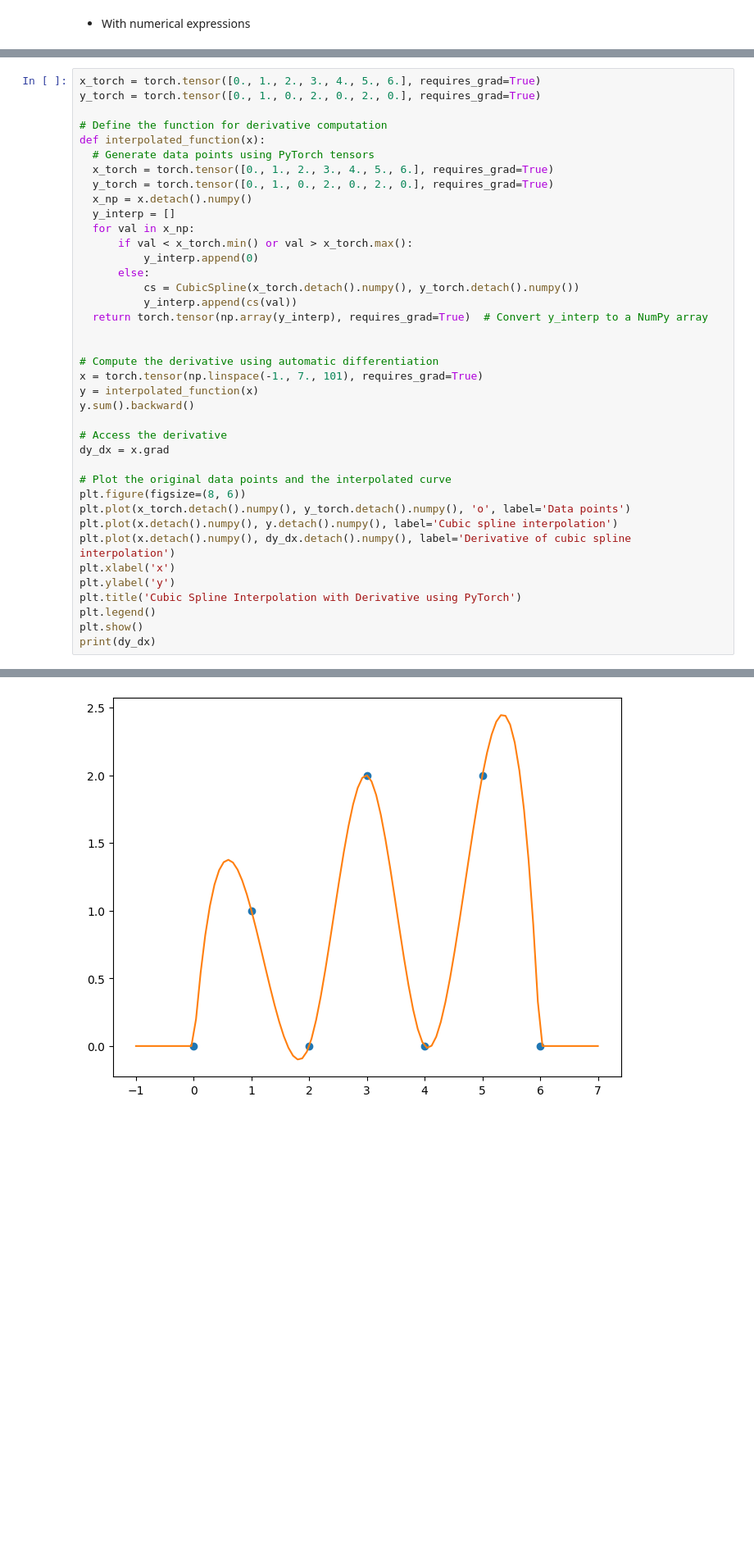
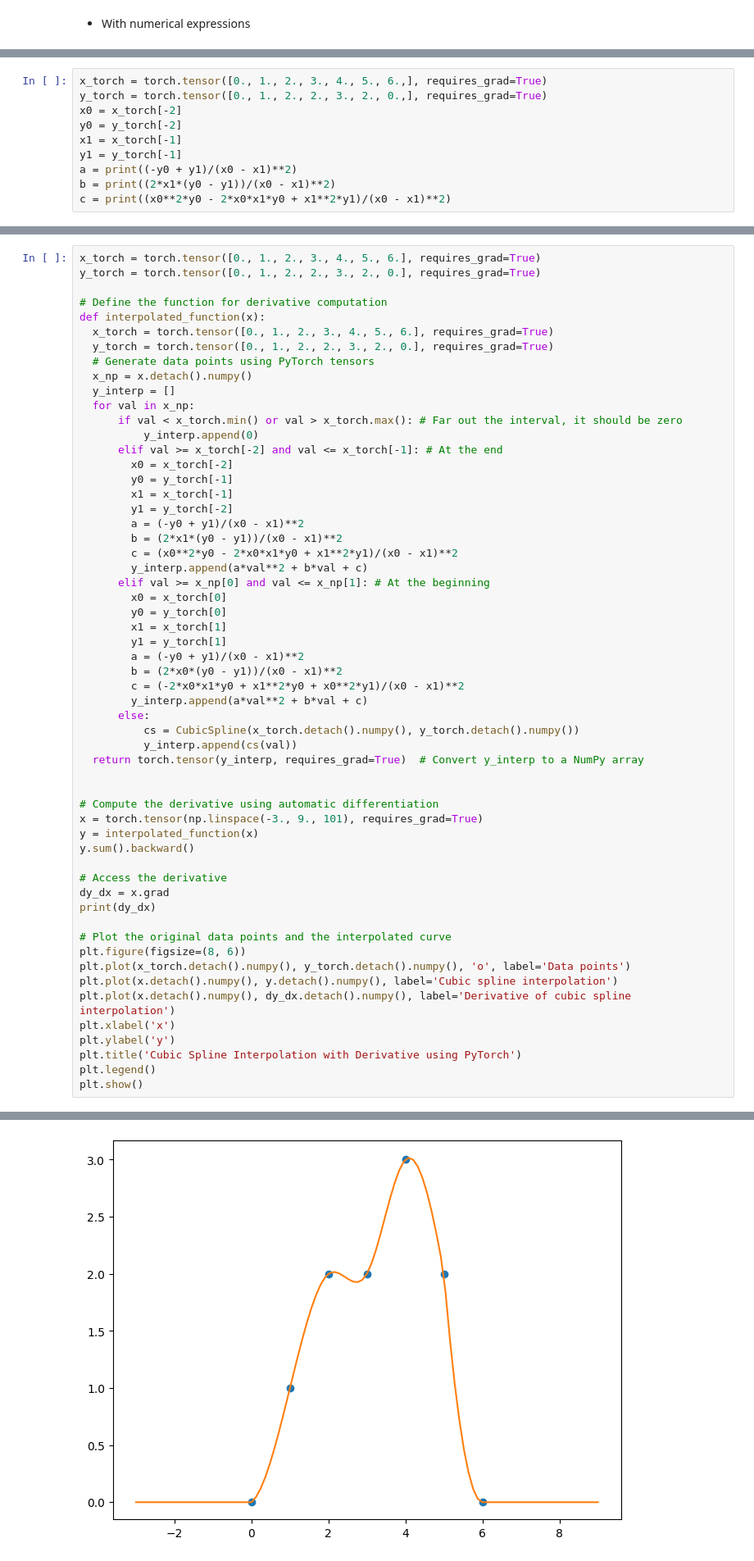
Before and after one commit to danidmvz/PyTorch_tutorial, a Jupyter notebook: PyTorch_tutorial.ipynb, the cells around one changed output, grey strips where cells are left out. Shown at 82% size. Saved outputs shown, nothing was run; the diff lists cells and outputs as text; blank space fills up the shorter version.

```diff
--- a/PyTorch_tutorial.ipynb
+++ b/PyTorch_tutorial.ipynb
@@ -172,0 +136,10 @@ SyntaxError: ignored
+# %%
+x_torch = torch.tensor([0., 1., 2., 3., 4., 5., 6.,], requires_grad=True)
+y_torch = torch.tensor([0., 1., 2., 2., 3., 2., 0.,], requires_grad=True)
+x0 = x_torch[-2]
+y0 = y_torch[-2]
+x1 = x_torch[-1]
+y1 = y_torch[-1]
+a = print((-y0 + y1)/(x0 - x1)**2)
+b = print((2*x1*(y0 - y1))/(x0 - x1)**2)
+c = print((x0**2*y0 - 2*x0*x1*y0 + x1**2*y1)/(x0 - x1)**2)
@@ -173,30 +170,49 @@ SyntaxError: ignored
 # %%
 x_torch = torch.tensor([0., 1., 2., 3., 4., 5., 6.], requires_grad=True)
-y_torch = torch.tensor([0., 1., 0., 2., 0., 2., 0.], requires_grad=True)
+y_torch = torch.tensor([0., 1., 2., 2., 3., 2., 0.], requires_grad=True)
 
 # Define the function for derivative computation
 def interpolated_function(x):
+  x_torch = torch.tensor([0., 1., 2., 3., 4., 5., 6.], requires_grad=True)
+  y_torch = torch.tensor([0., 1., 2., 2., 3., 2., 0.], requires_grad=True)
   # Generate data points using PyTorch tensors
-  x_torch = torch.tensor([0., 1., 2., 3., 4., 5., 6.], requires_grad=True)
-  y_torch = torch.tensor([0., 1., 0., 2., 0., 2., 0.], requires_grad=True)
   x_np = x.detach().numpy()
   y_interp = []
   for val in x_np:
-      if val < x_torch.min() or val > x_torch.max():
+      if val < x_torch.min() or val > x_torch.max(): # Far out the interval, it should be zero
           y_interp.append(0)
+      elif val >= x_torch[-2] and val <= x_torch[-1]: # At the end
+        x0 = x_torch[-2]
+        y0 = y_torch[-1]
+        x1 = x_torch[-1]
+        y1 = y_torch[-2]
+        a = (-y0 + y1)/(x0 - x1)**2
+        b = (2*x1*(y0 - y1))/(x0 - x1)**2
+        c = (x0**2*y0 - 2*x0*x1*y0 + x1**2*y1)/(x0 - x1)**2
+        y_interp.append(a*val**2 + b*val + c)
+      elif val >= x_np[0] and val <= x_np[1]: # At the beginning
+        x0 = x_torch[0]
+        y0 = y_torch[0]
+        x1 = x_torch[1]
+        y1 = y_torch[1]
+        a = (-y0 + y1)/(x0 - x1)**2
+        b = (2*x0*(y0 - y1))/(x0 - x1)**2
+        c = (-2*x0*x1*y0 + x1**2*y0 + x0**2*y1)/(x0 - x1)**2
+        y_interp.append(a*val**2 + b*val + c)
       else:
           cs = CubicSpline(x_torch.detach().numpy(), y_torch.detach().numpy())
           y_interp.append(cs(val))
-  return torch.tensor(np.array(y_interp), requires_grad=True)  # Convert y_interp to a NumPy array
+  return torch.tensor(y_interp, requires_grad=True)  # Convert y_interp to a NumPy array
 
 
 # Compute the derivative using automatic differentiation
-x = torch.tensor(np.linspace(-1., 7., 101), requires_grad=True)
+x = torch.tensor(np.linspace(-3., 9., 101), requires_grad=True)
 y = interpolated_function(x)
 y.sum().backward()
 
 # Access the derivative
 dy_dx = x.grad
+print(dy_dx)
 
 # Plot the original data points and the interpolated curve
 plt.figure(figsize=(8, 6))
@@ -208,5 +224,4 @@ plt.ylabel('y')
 plt.title('Cubic Spline Interpolation with Derivative using PyTorch')
 plt.legend()
 plt.show()
-print(dy_dx)
 # %% [output]
@@ -214 +230 @@ AttributeError: ignored
-[figure, old version]
+[figure, new version]
```
Also changed, not shown: parts of 4 cells of this notebook.
